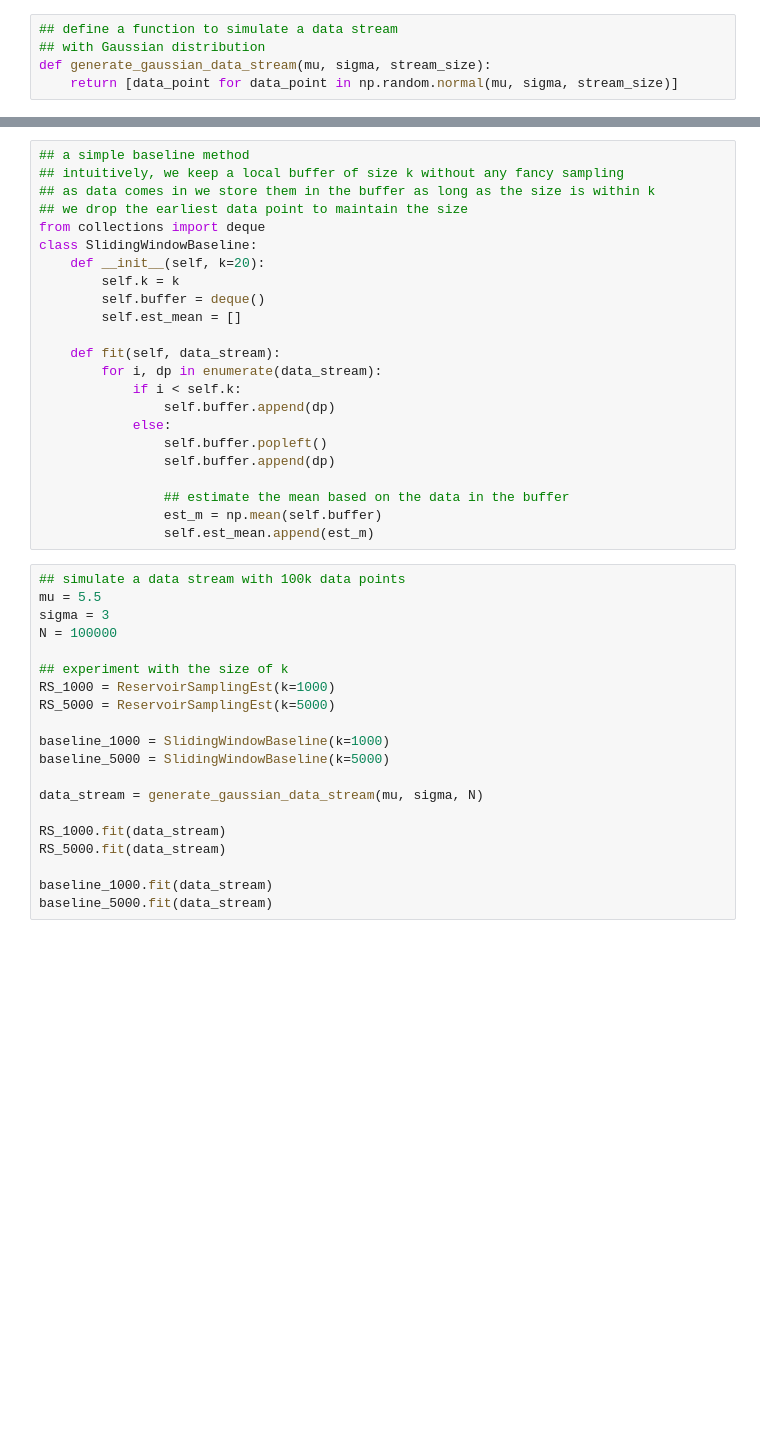
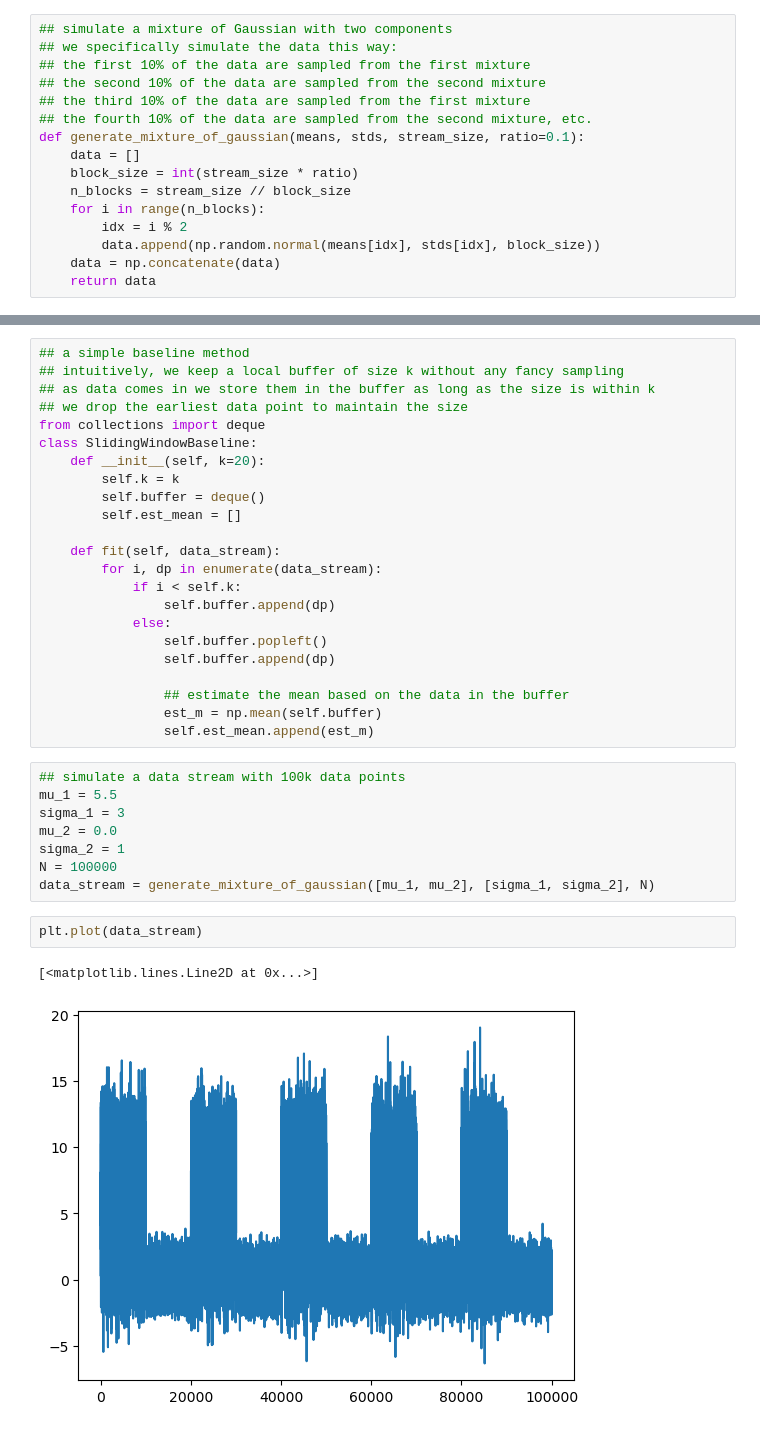
Before and after one commit to marsplus/miscellaneous-ML-models, a Jupyter notebook: numpy-based/ReservoirSampling.ipynb, the cells around one changed output, grey strips where cells are left out. Cells and saved outputs as stored; diff of their text form; blank space fills up the shorter version.

```diff
--- a/numpy-based/ReservoirSampling.ipynb
+++ b/numpy-based/ReservoirSampling.ipynb
@@ -4,10 +4,21 @@ import scipy as sci
 from typing import Iterator
 import matplotlib.pyplot as plt
 # %%
-## define a function to simulate a data stream
-## with Gaussian distribution
-def generate_gaussian_data_stream(mu, sigma, stream_size):
-    return [data_point for data_point in np.random.normal(mu, sigma, stream_size)]
+## simulate a mixture of Gaussian with two components
+## we specifically simulate the data this way:
+## the first 10% of the data are sampled from the first mixture
+## the second 10% of the data are sampled from the second mixture
+## the third 10% of the data are sampled from the first mixture
+## the fourth 10% of the data are sampled from the second mixture, etc.
+def generate_mixture_of_gaussian(means, stds, stream_size, ratio=0.1):
+    data = []
+    block_size = int(stream_size * ratio)
+    n_blocks = stream_size // block_size
+    for i in range(n_blocks):
+        idx = i % 2
+        data.append(np.random.normal(means[idx], stds[idx], block_size))
+    data = np.concatenate(data)
+    return data
 # %%
 ## define a class that uses reservoir sampling to
 ## estimate the mean
@@ -58,21 +69,14 @@ class SlidingWindowBaseline:
                 self.est_mean.append(est_m)
 # %%
 ## simulate a data stream with 100k data points
-mu = 5.5
-sigma = 3
+mu_1 = 5.5
+sigma_1 = 3
+mu_2 = 0.0
+sigma_2 = 1
 N = 100000
-
-## experiment with the size of k
-RS_1000 = ReservoirSamplingEst(k=1000)
-RS_5000 = ReservoirSamplingEst(k=5000)
-
-baseline_1000 = SlidingWindowBaseline(k=1000)
-baseline_5000 = SlidingWindowBaseline(k=5000)
-
-data_stream = generate_gaussian_data_stream(mu, sigma, N)
-
-RS_1000.fit(data_stream)
-RS_5000.fit(data_stream)
-
-baseline_1000.fit(data_stream)
-baseline_5000.fit(data_stream)
+data_stream = generate_mixture_of_gaussian([mu_1, mu_2], [sigma_1, sigma_2], N)
+# %%
+plt.plot(data_stream)
+# %% [output]
+[<matplotlib.lines.Line2D at 0x...>]
+[figure, added]
```
Also changed, not shown: parts of 3 cells of this notebook.
